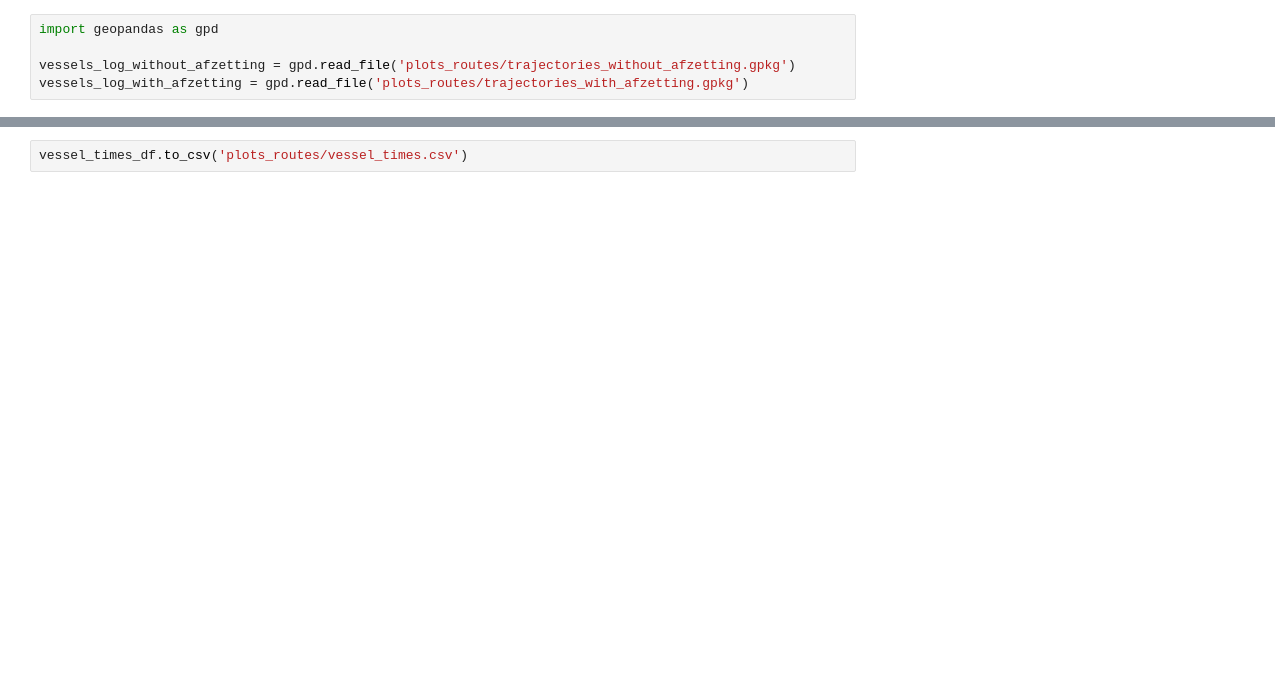
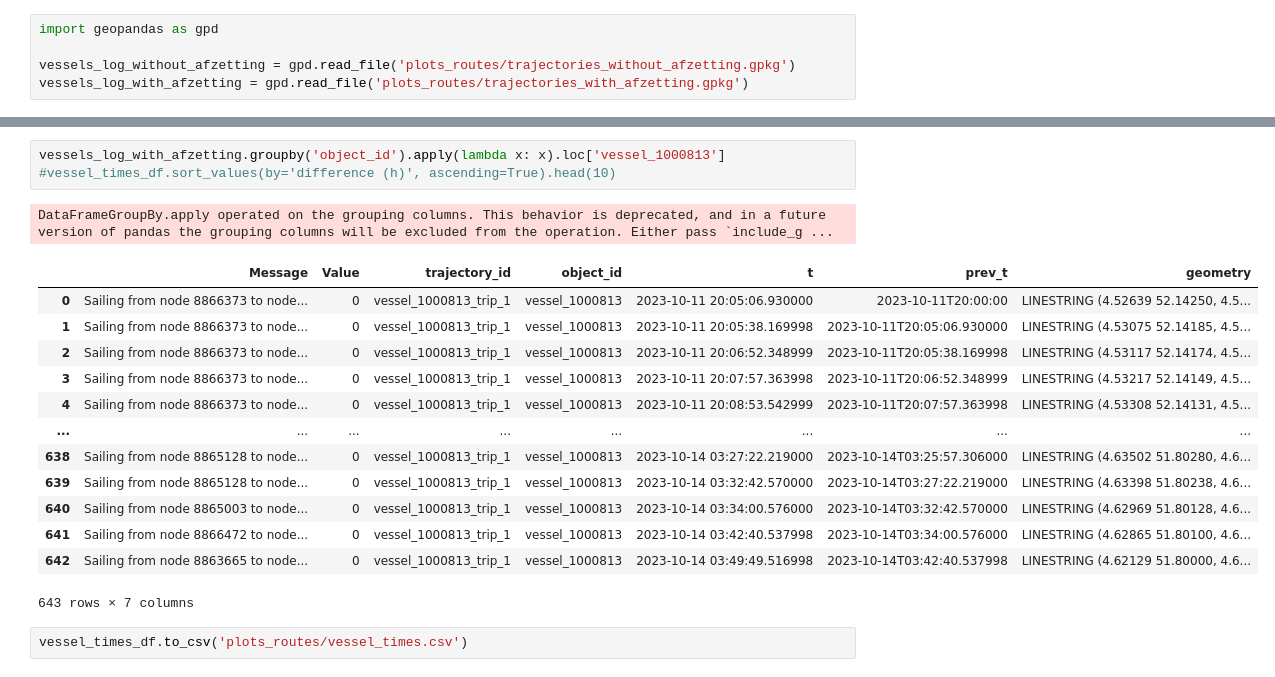
Before and after one commit to Deltares-research/digitaltwin-waterway, a Jupyter notebook: notebooks/ivs/analysis_lock_waiting_times.ipynb, the cells around one changed output, grey strips where cells are left out. Drawn from its saved outputs; the diff is of its cells as text; blank space fills up the shorter version.

```diff
--- a/notebooks/ivs/analysis_lock_waiting_times.ipynb
+++ b/notebooks/ivs/analysis_lock_waiting_times.ipynb
@@ -69,3 +98,21 @@ vessel_times_df['difference (h)'] = (vessel_times_df[('met_afzetting', 'time')]
+# %%
+vessels_log_with_afzetting.groupby('object_id').apply(lambda x: x).loc['vessel_1000813']
+#vessel_times_df.sort_values(by='difference (h)', ascending=True).head(10)
+# %% [output]
+DataFrameGroupBy.apply operated on the grouping columns. This behavior is deprecated, and in a future version of pandas the grouping columns will be excluded from the operation. Either pass `include_g ...
+|  | Message | Value | trajectory_id | object_id | t | prev_t | geometry |
+| 0 | Sailing from node 8866373 to node... | 0 | vessel_1000813_trip_1 | vessel_1000813 | 2023-10-11 20:05:06.930000 | 2023-10-11T20:00:00 | LINESTRING (4.52639 52.14250, 4.5... |
+| 1 | Sailing from node 8866373 to node... | 0 | vessel_1000813_trip_1 | vessel_1000813 | 2023-10-11 20:05:38.169998 | 2023-10-11T20:05:06.930000 | LINESTRING (4.53075 52.14185, 4.5... |
+| 2 | Sailing from node 8866373 to node... | 0 | vessel_1000813_trip_1 | vessel_1000813 | 2023-10-11 20:06:52.348999 | 2023-10-11T20:05:38.169998 | LINESTRING (4.53117 52.14174, 4.5... |
+| 3 | Sailing from node 8866373 to node... | 0 | vessel_1000813_trip_1 | vessel_1000813 | 2023-10-11 20:07:57.363998 | 2023-10-11T20:06:52.348999 | LINESTRING (4.53217 52.14149, 4.5... |
+| 4 | Sailing from node 8866373 to node... | 0 | vessel_1000813_trip_1 | vessel_1000813 | 2023-10-11 20:08:53.542999 | 2023-10-11T20:07:57.363998 | LINESTRING (4.53308 52.14131, 4.5... |
+| ... | ... | ... | ... | ... | ... | ... | ... |
+| 638 | Sailing from node 8865128 to node... | 0 | vessel_1000813_trip_1 | vessel_1000813 | 2023-10-14 03:27:22.219000 | 2023-10-14T03:25:57.306000 | LINESTRING (4.63502 51.80280, 4.6... |
+| 639 | Sailing from node 8865128 to node... | 0 | vessel_1000813_trip_1 | vessel_1000813 | 2023-10-14 03:32:42.570000 | 2023-10-14T03:27:22.219000 | LINESTRING (4.63398 51.80238, 4.6... |
+| 640 | Sailing from node 8865003 to node... | 0 | vessel_1000813_trip_1 | vessel_1000813 | 2023-10-14 03:34:00.576000 | 2023-10-14T03:32:42.570000 | LINESTRING (4.62969 51.80128, 4.6... |
+| 641 | Sailing from node 8866472 to node... | 0 | vessel_1000813_trip_1 | vessel_1000813 | 2023-10-14 03:42:40.537998 | 2023-10-14T03:34:00.576000 | LINESTRING (4.62865 51.80100, 4.6... |
+| 642 | Sailing from node 8863665 to node... | 0 | vessel_1000813_trip_1 | vessel_1000813 | 2023-10-14 03:49:49.516998 | 2023-10-14T03:42:40.537998 | LINESTRING (4.62129 51.80000, 4.6... |
+643 rows × 7 columns
 # %%
 vessel_times_df.to_csv('plots_routes/vessel_times.csv')
 # %%
```
Also changed, not shown: parts of 5 cells of this notebook, 5 other files.
